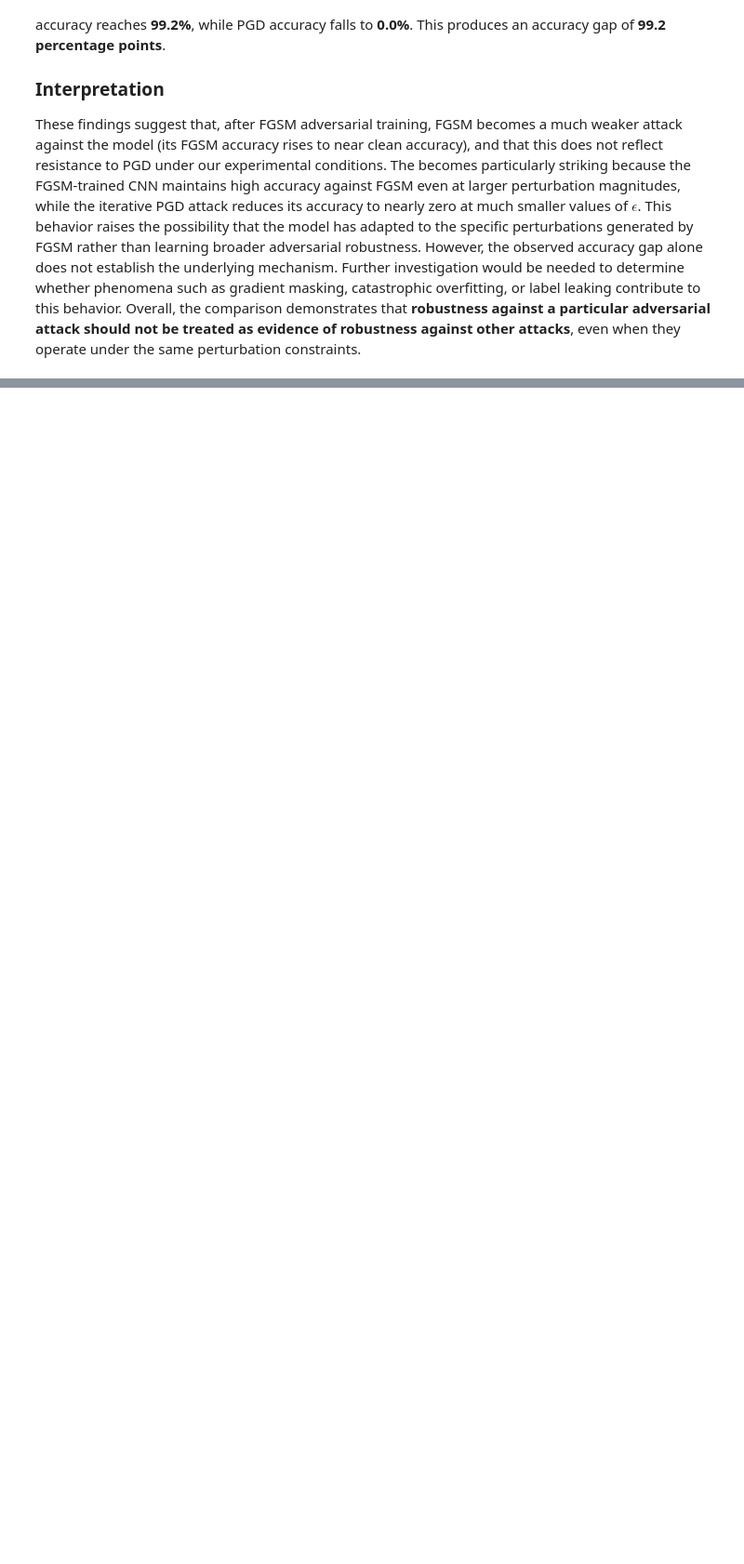
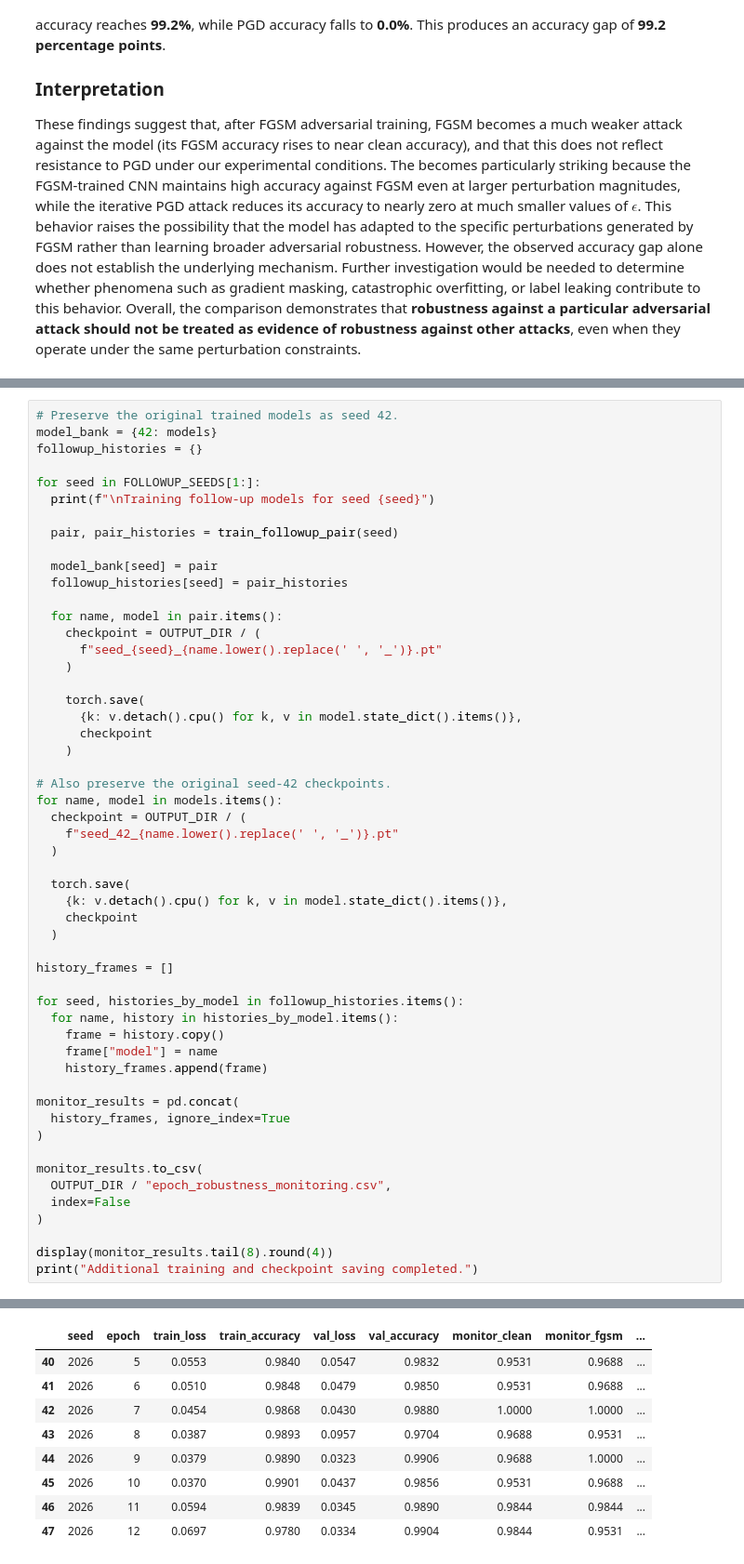
Before and after one commit to CandidoS391/learning-under-transformation, a Jupyter notebook: adversarial_examples_fgsm_pgd.ipynb, the cells around one changed output, grey strips where cells are left out. Shown at 93% size. Drawn from its saved outputs; the diff is of its cells as text; blank space fills up the shorter version.

```diff
--- a/adversarial_examples_fgsm_pgd.ipynb
+++ b/adversarial_examples_fgsm_pgd.ipynb
@@ -1222,0 +1594,54 @@ Overall, these findings suggest that FGSM adversarial training, as configured he
+# %%
+# Preserve the original trained models as seed 42.
+model_bank = {42: models}
+followup_histories = {}
+
+for seed in FOLLOWUP_SEEDS[1:]:
+  print(f"\nTraining follow-up models for seed {seed}")
+
+  pair, pair_histories = train_followup_pair(seed)
+
+  model_bank[seed] = pair
+  followup_histories[seed] = pair_histories
+
+  for name, model in pair.items():
+    checkpoint = OUTPUT_DIR / (
+      f"seed_{seed}_{name.lower().replace(' ', '_')}.pt"
+    )
+
+    torch.save(
+      {k: v.detach().cpu() for k, v in model.state_dict().items()},
+      checkpoint
+    )
+
+# Also preserve the original seed-42 checkpoints.
+for name, model in models.items():
+  checkpoint = OUTPUT_DIR / (
+    f"seed_42_{name.lower().replace(' ', '_')}.pt"
+  )
+
+  torch.save(
+    {k: v.detach().cpu() for k, v in model.state_dict().items()},
+    checkpoint
+  )
+
+history_frames = []
+
+for seed, histories_by_model in followup_histories.items():
+  for name, history in histories_by_model.items():
+    frame = history.copy()
+    frame["model"] = name
+    history_frames.append(frame)
+
+monitor_results = pd.concat(
+  history_frames, ignore_index=True
+)
+
+monitor_results.to_csv(
+  OUTPUT_DIR / "epoch_robustness_monitoring.csv",
+  index=False
+)
+
+display(monitor_results.tail(8).round(4))
+print("Additional training and checkpoint saving completed.")
+# %% [output]
@@ -1222,0 +1665,9 @@ Overall, these findings suggest that FGSM adversarial training, as configured he
+|  | seed | epoch | train_loss | train_accuracy | val_loss | val_accuracy | monitor_clean | monitor_fgsm | ... |
+| 40 | 2026 | 5 | 0.0553 | 0.9840 | 0.0547 | 0.9832 | 0.9531 | 0.9688 | ... |
+| 41 | 2026 | 6 | 0.0510 | 0.9848 | 0.0479 | 0.9850 | 0.9531 | 0.9688 | ... |
+| 42 | 2026 | 7 | 0.0454 | 0.9868 | 0.0430 | 0.9880 | 1.0000 | 1.0000 | ... |
+| 43 | 2026 | 8 | 0.0387 | 0.9893 | 0.0957 | 0.9704 | 0.9688 | 0.9531 | ... |
+| 44 | 2026 | 9 | 0.0379 | 0.9890 | 0.0323 | 0.9906 | 0.9688 | 1.0000 | ... |
+| 45 | 2026 | 10 | 0.0370 | 0.9901 | 0.0437 | 0.9856 | 0.9531 | 0.9688 | ... |
+| 46 | 2026 | 11 | 0.0594 | 0.9839 | 0.0345 | 0.9890 | 0.9844 | 0.9844 | ... |
+| 47 | 2026 | 12 | 0.0697 | 0.9780 | 0.0334 | 0.9904 | 0.9844 | 0.9531 | ... |
```
Also changed, not shown: parts of 23 cells of this notebook.
